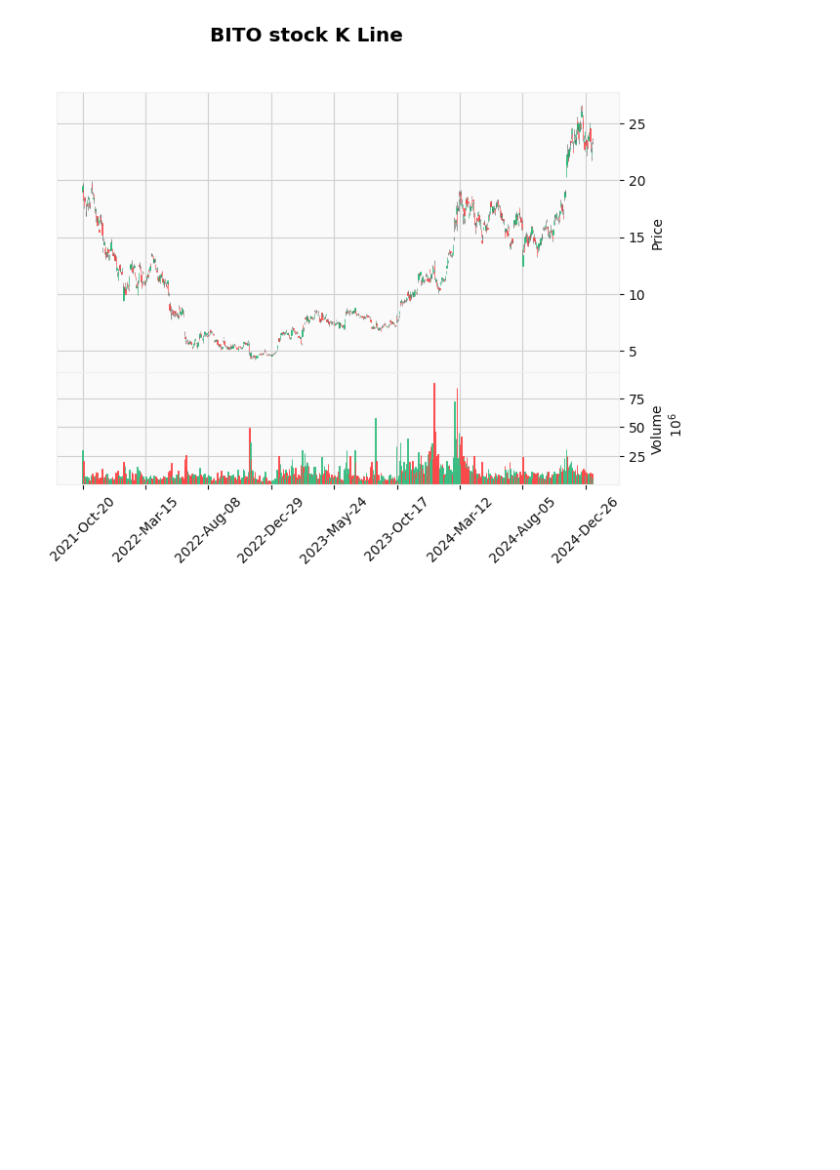
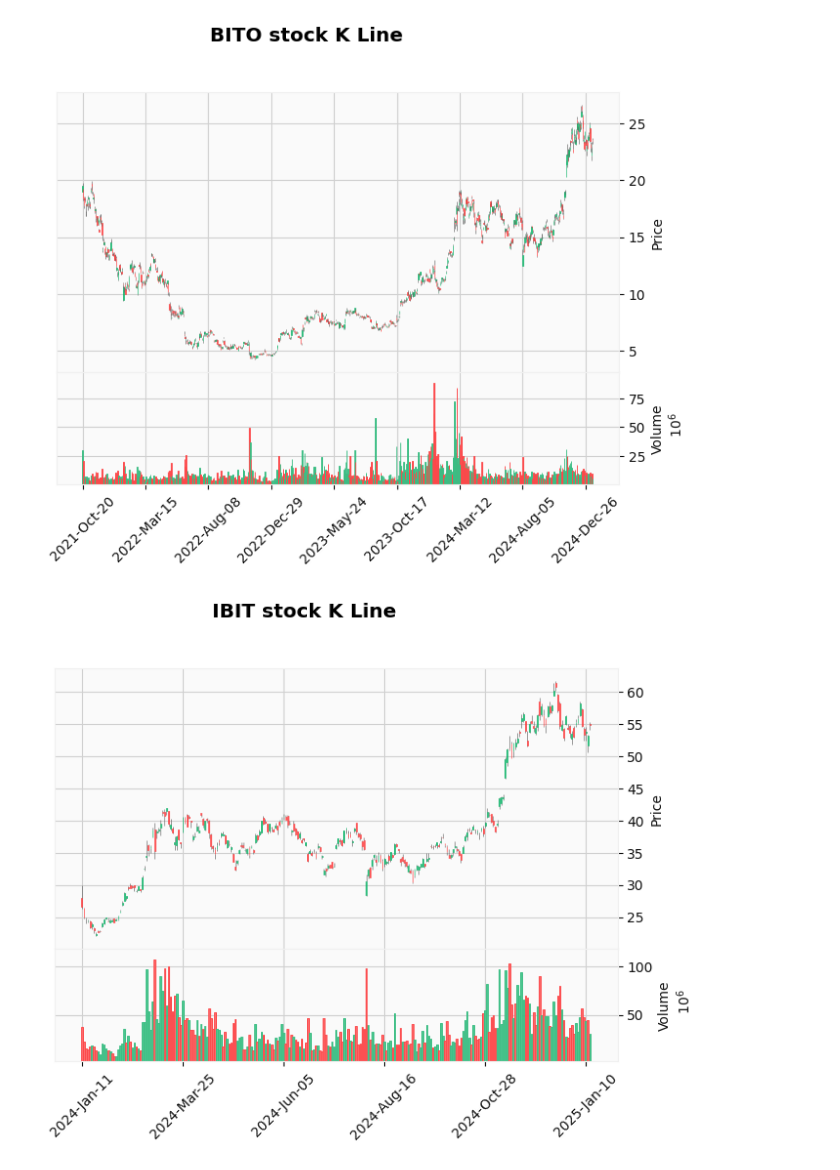
Before and after one commit to 13141440/BTC_data_analyzation, a Jupyter notebook: code/drawKLine.ipynb, the cells around one changed output. Saved outputs shown, nothing was run; the diff lists cells and outputs as text; code cells hidden in the pictures; blank space fills up the shorter version.

Commit message:
draw difference

```diff
--- a/code/drawKLine.ipynb
+++ b/code/drawKLine.ipynb
@@ -1,34 +1,55 @@
 # %%
 import pandas as pd
 import matplotlib.pyplot as plt
 import mplfinance as mpf
+import matplotlib.pyplot as plt
 
 # 读取数据
-data = pd.read_csv('/home/eric/Desktop/code/BTC_data_analyzation/datas/BITO_stock_data.csv')
+data_BITO = pd.read_csv('/home/eric/Desktop/code/BTC_data_analyzation/datas/BITO_stock_data.csv')
+data_IBIT = pd.read_csv('/home/eric/Desktop/code/BTC_data_analyzation/datas/IBIT_stock_data.csv')
 
-data['Date'] = pd.to_datetime(data['Date'], utc=True)
+data_BITO['Date'] = pd.to_datetime(data_BITO['Date'], utc=True)
+data_IBIT['Date'] = pd.to_datetime(data_IBIT['Date'], utc=True)
 
-data['Open'] = pd.to_numeric(data['Open'])
-data['High'] = pd.to_numeric(data['High'])
-data['Low'] = pd.to_numeric(data['Low'])
-data['Close'] = pd.to_numeric(data['Close'])
-data['Volume'] = pd.to_numeric(data['Volume'])
-data.set_index('Date', inplace=True)
+data_BITO['Open'] = pd.to_numeric(data_BITO['Open'])
+data_BITO['High'] = pd.to_numeric(data_BITO['High'])
+data_BITO['Low'] = pd.to_numeric(data_BITO['Low'])
+data_BITO['Close'] = pd.to_numeric(data_BITO['Close'])
+data_BITO['Volume'] = pd.to_numeric(data_BITO['Volume'])
+data_BITO.set_index('Date', inplace=True)
+
+data_IBIT['Open'] = pd.to_numeric(data_IBIT['Open'])
+data_IBIT['High'] = pd.to_numeric(data_IBIT['High'])
+data_IBIT['Low'] = pd.to_numeric(data_IBIT['Low'])
+data_IBIT['Close'] = pd.to_numeric(data_IBIT['Close'])
+data_IBIT['Volume'] = pd.to_numeric(data_IBIT['Volume'])
+data_IBIT.set_index('Date', inplace=True)
 
 # 绘制K线图
-mpf.plot(data, type='candle', title='BITO stock K Line', ylabel='Price', ylabel_lower='Volume', volume=True, style='yahoo')
+mpf.plot(data_BITO, type='candle', title='BITO stock K Line', ylabel='Price', ylabel_lower='Volume', volume=True, style='yahoo')
+mpf.plot(data_IBIT, type='candle', title='IBIT stock K Line', ylabel='Price', ylabel_lower='Volume', volume=True, style='yahoo')
+
+data_IBIT['MA5'] = data_IBIT['Close'].rolling(window=5).mean().pct_change()
+data_BITO['MA5'] = data_BITO['Close'].rolling(window=5).mean().pct_change()
+
+df_diff=  data_BITO['MA5']-data_IBIT['MA5']
+plt.plot(df_diff)
+
+plt.title("difference between BITO and IBIT 's pct_change of MA5")
+plt.show()
 # %% [output]
  =================================================================
 
    WARNING: YOU ARE PLOTTING SO MUCH DATA THAT IT MAY NOT BE
             POSSIBLE TO SEE DETAILS (Candles, Ohlc-Bars, Etc.)
    For more information see:
    - https://github.com/matplotlib/mplfinance/wiki/Plotting-Too-Much-Data
 
    TO SILENCE THIS WARNING, set `type='line'` in `mpf.plot()`
    OR set kwarg `warn_too_much_data=N` where N is an integer
    LARGER than the number of data points you want to plot.
 
  ================================================================
   warnings.warn('\n\n ================================================================= '+
 [figure]
+[figure, added]
```
Also changed, not shown: parts of 1 cell of this notebook.
